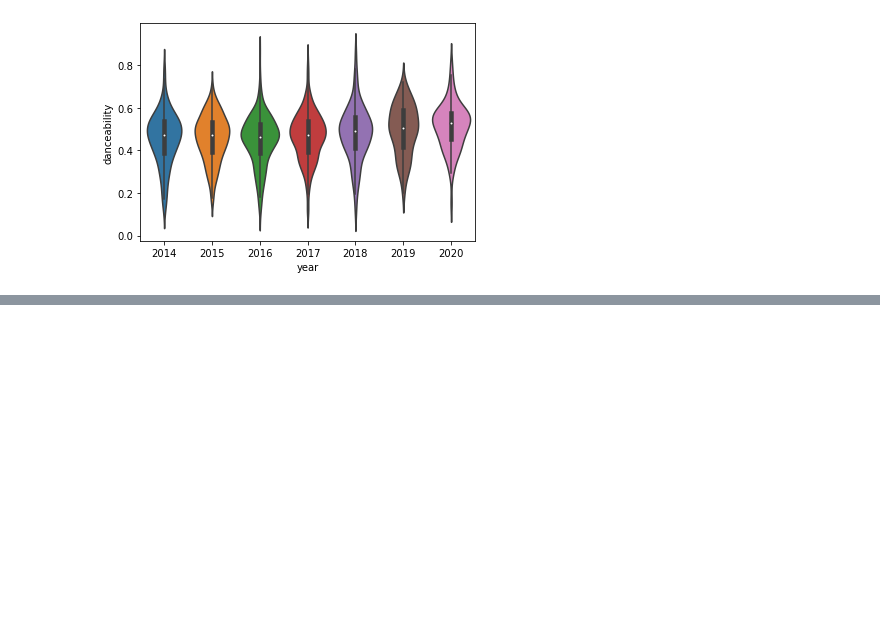
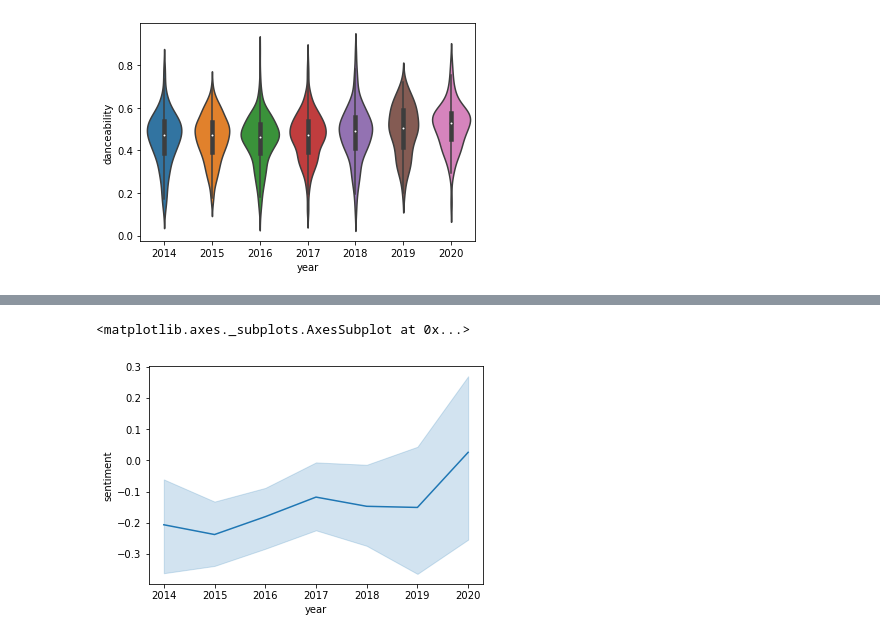
Before and after one commit to bvanhoewijk/spotify_analysis, a Jupyter notebook: eda.ipynb, the cells around one changed output, grey strips where cells are left out. Saved outputs shown, nothing was run; the diff lists cells and outputs as text; code cells hidden in the pictures; blank space fills up the shorter version.

Commit message:
start with sentiment analysis

```diff
--- a/eda.ipynb
+++ b/eda.ipynb
@@ -94,0 +99,5 @@ sns.violinplot(data=df, x ='year', y='valence')
+# %%
+sid = SentimentIntensityAnalyzer()
+
+df_lyrics = df[df['lyrics'] != ""]
+df_lyrics['sentiment'] = df_lyrics.apply(lambda x: sid.polarity_scores(x['lyrics'])['compound'], axis=1)
@@ -94,0 +133,5 @@ sns.violinplot(data=df, x ='year', y='valence')
+# %%
+sns.lineplot(data=df_lyrics[['added_at', 'year', 'sentiment', 'artist']], y='sentiment', x='year')
+# %% [output]
+<matplotlib.axes._subplots.AxesSubplot at 0x...>
+[figure, added]
```
Also changed, not shown: parts of 17 cells of this notebook, 1 other file.
